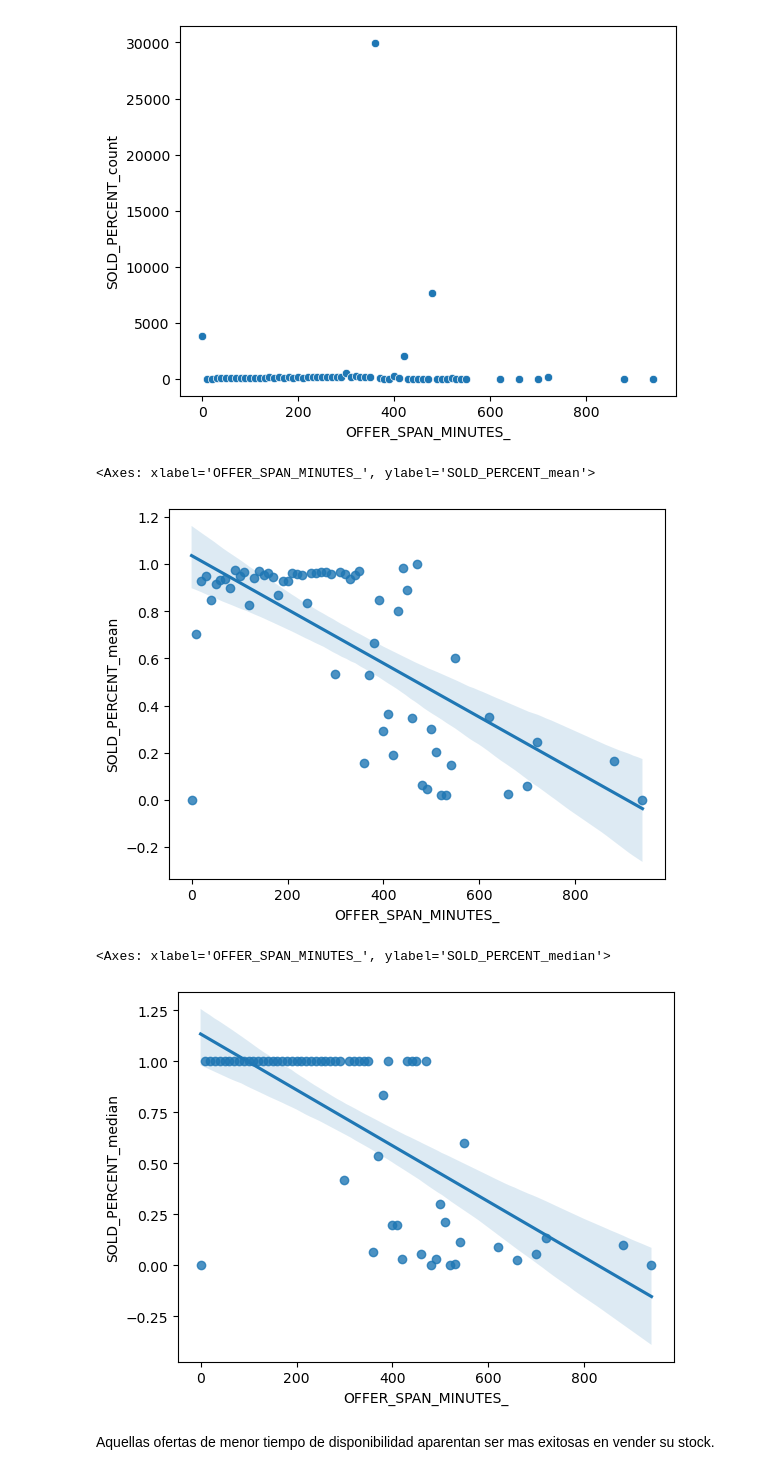
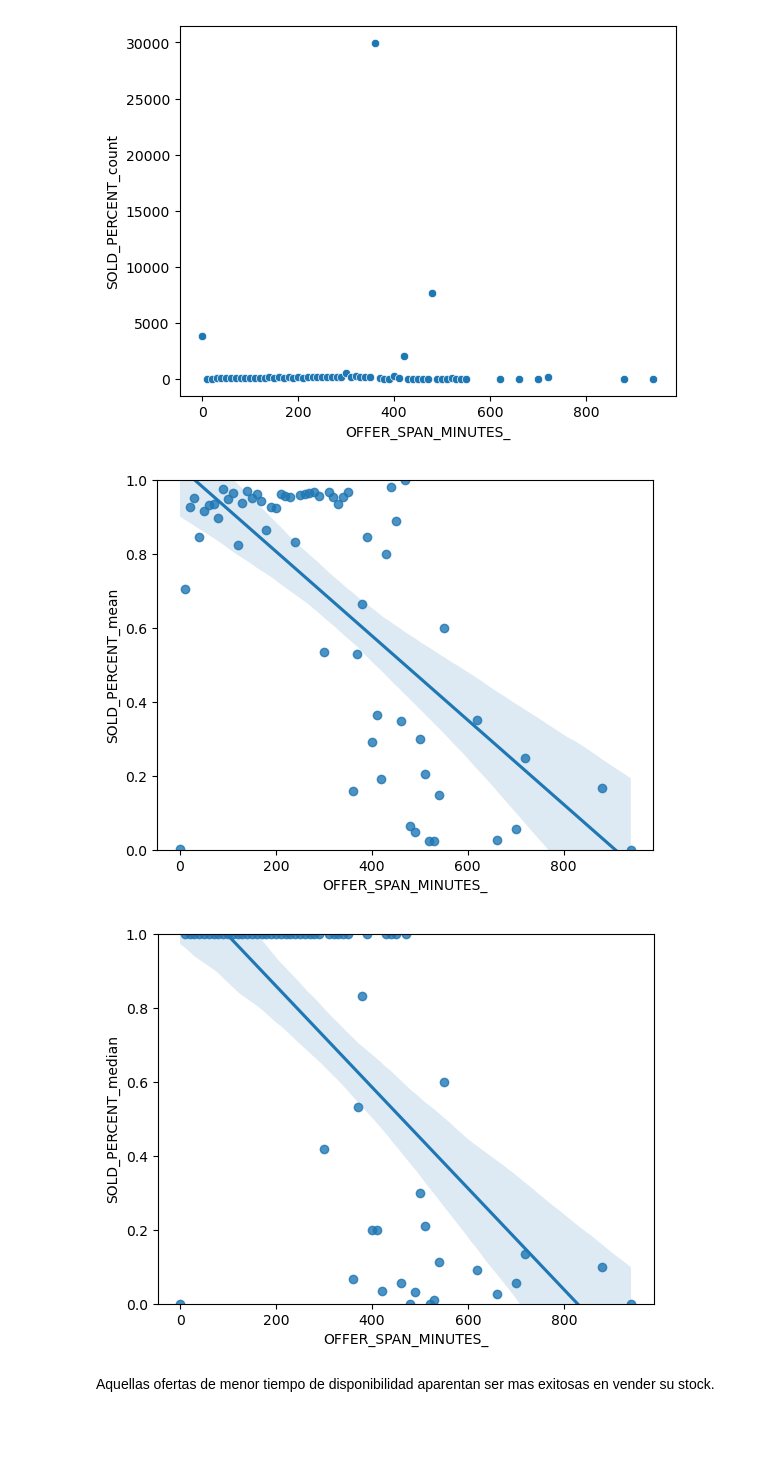
Before and after one commit to nicolas-morelli/ds-challenge, a Jupyter notebook: ofertas-relampago/eda.ipynb, the cells around one changed output. Cells and saved outputs as stored; diff of their text form; code cells hidden in the pictures; blank space fills up the shorter version.

```diff
--- a/ofertas-relampago/eda.ipynb
+++ b/ofertas-relampago/eda.ipynb
@@ -192,14 +224,16 @@ sns.scatterplot(time_df, x='OFFER_SPAN_MINUTES_', y='SOLD_PERCENT_count')
 [figure]
 # %%
 sns.regplot(time_df, x='OFFER_SPAN_MINUTES_', y='SOLD_PERCENT_mean')
+plt.ylim(0, 1)
+plt.show()
 # %% [output]
-<Axes: xlabel='OFFER_SPAN_MINUTES_', ylabel='SOLD_PERCENT_mean'>
-[figure, old version]
+[figure, new version]
 # %%
 sns.regplot(time_df, x='OFFER_SPAN_MINUTES_', y='SOLD_PERCENT_median')
+plt.ylim(0, 1)
+plt.show()
 # %% [output]
-<Axes: xlabel='OFFER_SPAN_MINUTES_', ylabel='SOLD_PERCENT_median'>
-[figure, old version]
+[figure, new version]
 # %% [markdown]
 Aquellas ofertas de menor tiempo de disponibilidad aparentan ser mas exitosas en vender su stock.
 # %%
```
Also changed, not shown: parts of 60 cells of this notebook, 5 other files.
